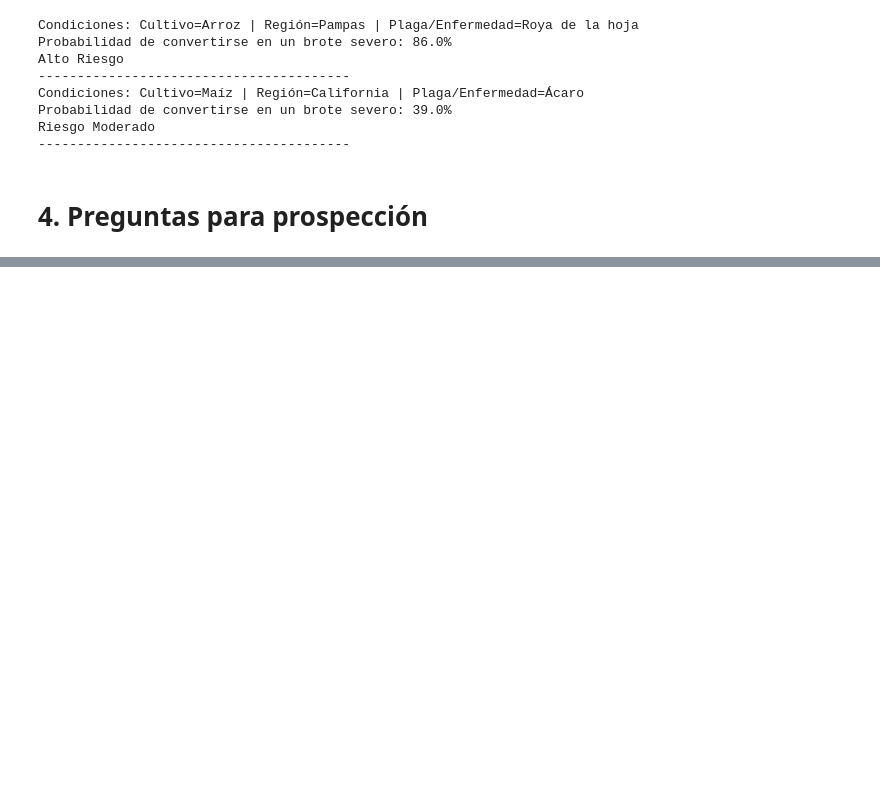
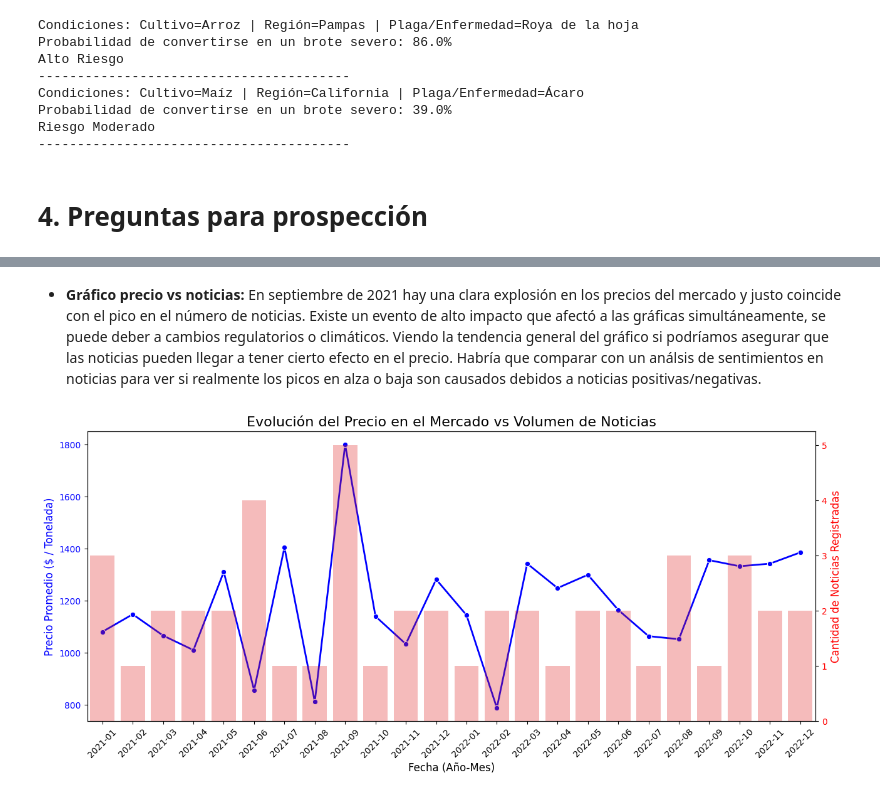
Before and after one commit to AitorBarrera/SBD_Trabajo_Final, a Jupyter notebook: Codigo.ipynb, the cells around one changed output, grey strips where cells are left out. Cells and saved outputs as stored; diff of their text form; code cells hidden in the pictures; blank space fills up the shorter version.

```diff
--- a/Codigo.ipynb
+++ b/Codigo.ipynb
@@ -1730,0 +1773,30 @@ plt.show()
+# %% [markdown]
+* **Gráfico precio vs noticias:** En septiembre de 2021 hay una clara explosión en los precios del mercado y justo coincide con el pico en el número de noticias. Existe un evento de alto impacto que afectó a las gráficas simultáneamente, se puede deber a cambios regulatorios o climáticos. Viendo la tendencia general del gráfico si podríamos asegurar que las noticias pueden llegar a tener cierto efecto en el precio. Habría que comparar con un análsis de sentimientos en noticias para ver si realmente los picos en alza o baja son causados debidos a noticias positivas/negativas.
+# %%
+datasets['precios_mercado']['fecha'] = pd.to_datetime(datasets['precios_mercado']['fecha'])
+datasets['noticias_agricolas']['fecha'] = pd.to_datetime(datasets['noticias_agricolas']['fecha'])
+
+datasets['precios_mercado']['anio_mes'] = datasets['precios_mercado']['fecha'].dt.to_period('M')
+datasets['noticias_agricolas']['anio_mes'] = datasets['noticias_agricolas']['fecha'].dt.to_period('M')
+
+df_precios_mensual = datasets['precios_mercado'].groupby('anio_mes')['precio_usd_ton'].mean().reset_index()
+
+df_noticias_mensual = datasets['noticias_agricolas'].groupby('anio_mes').size().reset_index(name='cantidad_noticias')
+
+df_mercado = pd.merge(df_precios_mensual, df_noticias_mensual, on='anio_mes', how='left').fillna(0)
+df_mercado['anio_mes_str'] = df_mercado['anio_mes'].astype(str)
+
+fig, ax1 = plt.subplots(figsize=(15, 6))
+sns.lineplot(data=df_mercado, x='anio_mes_str', y='precio_usd_ton', ax=ax1, color='blue', marker='o', linewidth=2)
+ax1.set_xlabel('Fecha (Año-Mes)', fontsize=12)
+ax1.set_ylabel('Precio Promedio ($ / Tonelada)', color='blue', fontsize=12)
+ax1.tick_params(axis='y', labelcolor='blue')
+ax1.tick_params(axis='x', rotation=45)
+ax2 = ax1.twinx()
+sns.barplot(data=df_mercado, x='anio_mes_str', y='cantidad_noticias', ax=ax2, color='red', alpha=0.3)
+ax2.set_ylabel('Cantidad de Noticias Registradas', color='red', fontsize=12)
+ax2.tick_params(axis='y', labelcolor='red')
+plt.title('Evolución del Precio en el Mercado vs Volumen de Noticias', fontsize=16)
+plt.show()
+# %% [output]
+[figure, added]
```
Also changed, not shown: parts of 47 cells of this notebook.
